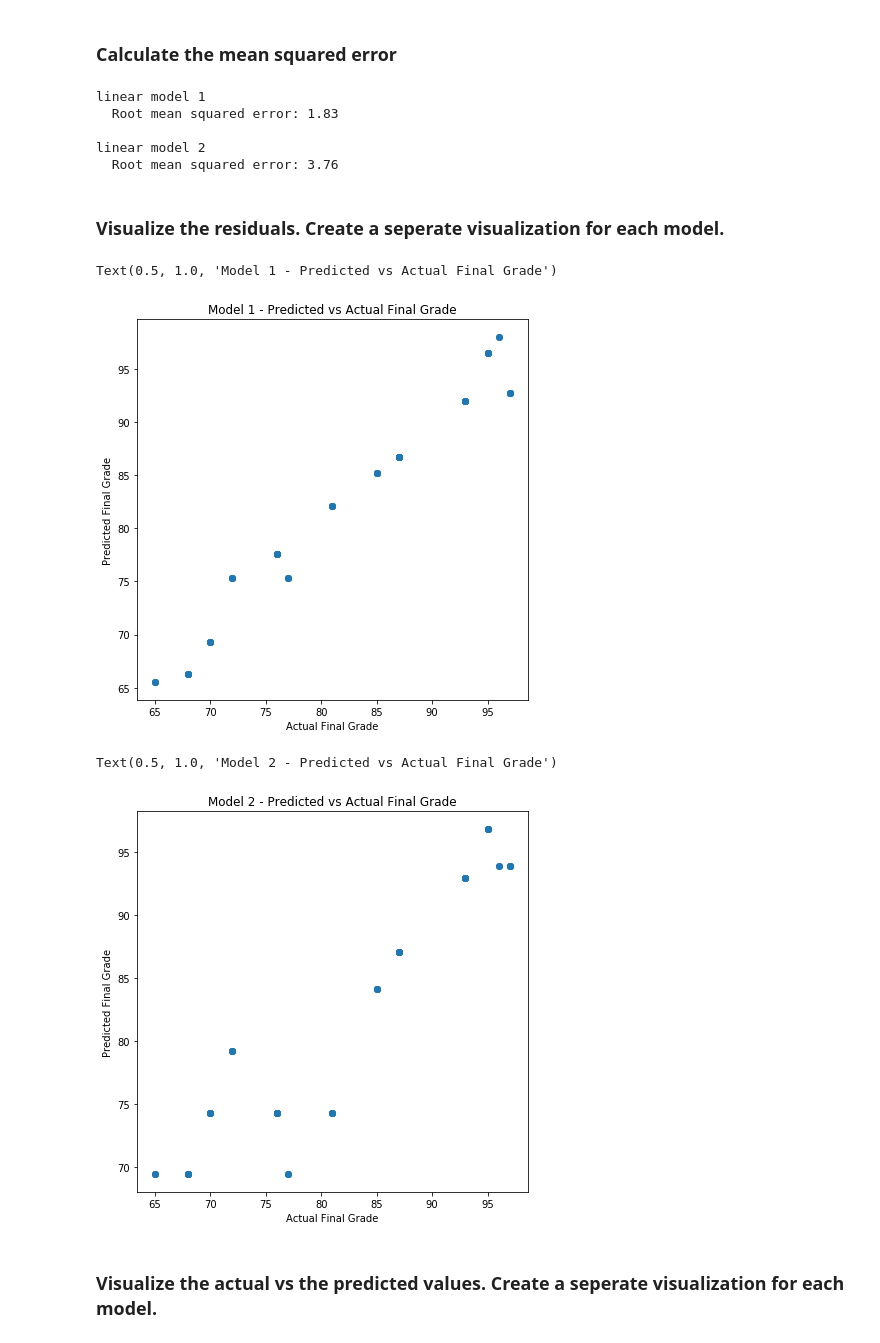
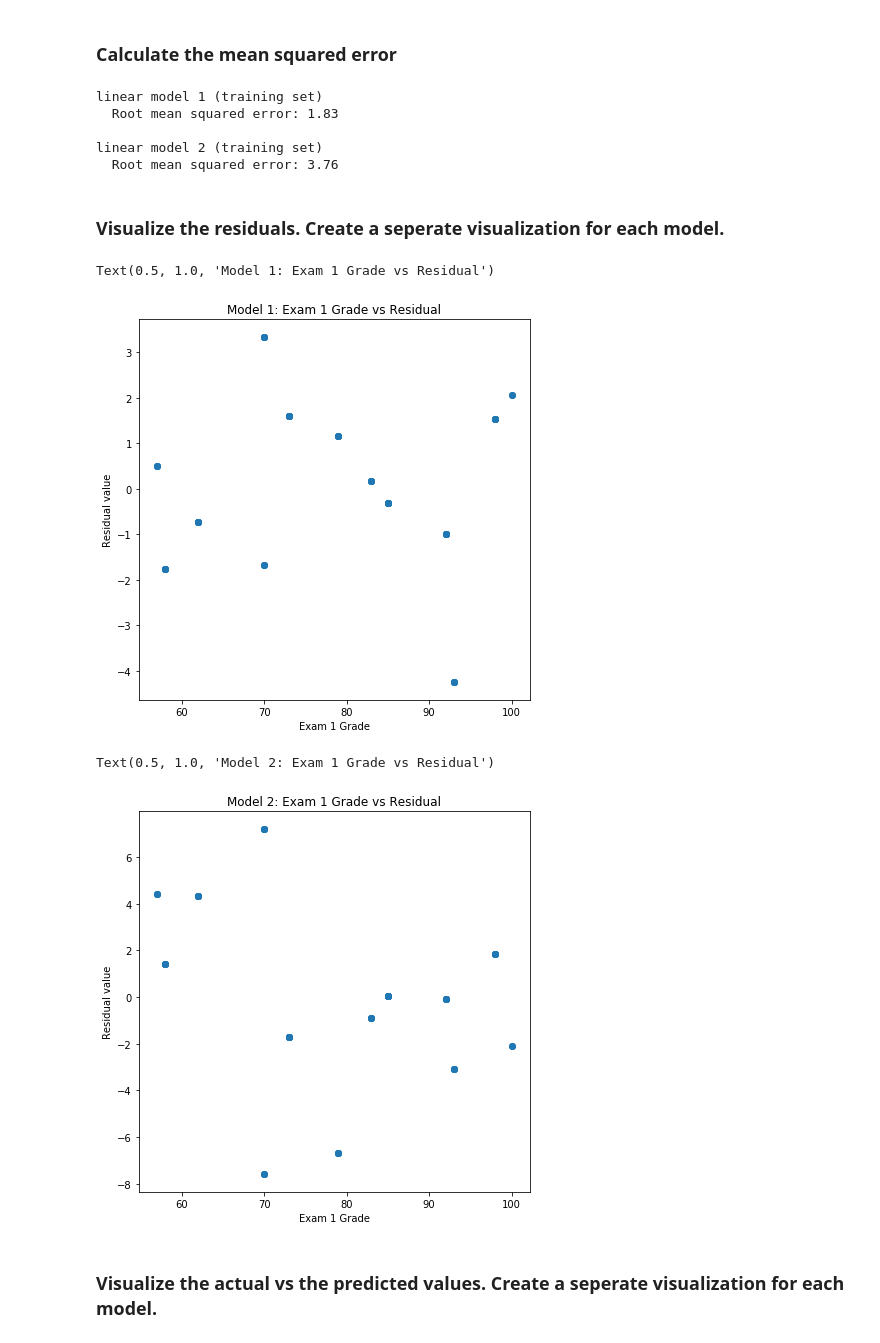
Before and after one commit to SamuelD-Data/regression-exercises, a Jupyter notebook: model.ipynb, the cells around one changed output. Cells and saved outputs as stored; diff of their text form; code cells hidden in the pictures.

```diff
--- a/model.ipynb
+++ b/model.ipynb
@@ -109,53 +109,57 @@ y_train_m2.head()
 RMSE_lm_m1 = np.sqrt(mean_squared_error(y_train_m1.final_grade, y_train_m1.yhat_lm_m1))
 
 # printing results
-print("linear model 1\n  Root mean squared error: {:.3}".format(RMSE_lm_m1))
+print("linear model 1 (training set)\n  Root mean squared error: {:.3}".format(RMSE_lm_m1))
 
 # calculating mean squared error
 RMSE_lm_m2 = np.sqrt(mean_squared_error(y_train_m2.final_grade, y_train_m2.yhat_lm_m2))
 
 # printing results
-print("\nlinear model 2\n  Root mean squared error: {:.3}".format(RMSE_lm_m2))
+print("\nlinear model 2 (training set)\n  Root mean squared error: {:.3}".format(RMSE_lm_m2))
 # %% [output]
-linear model 1
+linear model 1 (training set)
   Root mean squared error: 1.83
 
-linear model 2
+linear model 2 (training set)
   Root mean squared error: 3.76
 # %% [markdown]
 ### Visualize the residuals. Create a seperate visualization for each model.
 # %%
+# Model 1 Residuals Visualization
+
 # setting figure size
 plt.figure(figsize=(7, 7))
 
-# specifying scatterplot, x = actual, y = model 1 predictino,
-plt.scatter(y_train_m1.final_grade, y_train_m1.yhat_lm_m1)
+# specifying scatterplot, x = actual, y = model 1 prediction,
+plt.scatter(X_train[['exam1']], y_train_m1.residual)
 
 # setting labels for x and y axis
-plt.ylabel('Predicted Final Grade')
-plt.xlabel('Actual Final Grade')
+plt.ylabel('Residual value')
+plt.xlabel('Exam 1 Grade')
 
 # setting title
-plt.title('Model 1 - Predicted vs Actual Final Grade')
+plt.title('Model 1: Exam 1 Grade vs Residual')
 # %% [output]
-Text(0.5, 1.0, 'Model 1 - Predicted vs Actual Final Grade')
+Text(0.5, 1.0, 'Model 1: Exam 1 Grade vs Residual')
-[figure, old version]
+[figure, new version]
 # %%
+# Model 2 Residuals Visualization
+
 # setting figure size
 plt.figure(figsize=(7, 7))
 
 # specifying scatterplot, x = actual, y = model 2 prediction,
-plt.scatter(y_train_m2.final_grade, y_train_m2.yhat_lm_m2)
+plt.scatter(X_train[['exam1']], y_train_m2.residual)
 
 # setting labels for x and y axis
-plt.ylabel('Predicted Final Grade')
-plt.xlabel('Actual Final Grade')
+plt.ylabel('Residual value')
+plt.xlabel('Exam 1 Grade')
 
 # setting title
-plt.title('Model 2 - Predicted vs Actual Final Grade')
+plt.title('Model 2: Exam 1 Grade vs Residual')
 # %% [output]
-Text(0.5, 1.0, 'Model 2 - Predicted vs Actual Final Grade')
+Text(0.5, 1.0, 'Model 2: Exam 1 Grade vs Residual')
-[figure, old version]
+[figure, new version]
 # %% [markdown]
 ### Visualize the actual vs the predicted values. Create a seperate visualization for each model.
 # %%
```
Also changed, not shown: parts of 16 cells of this notebook.
